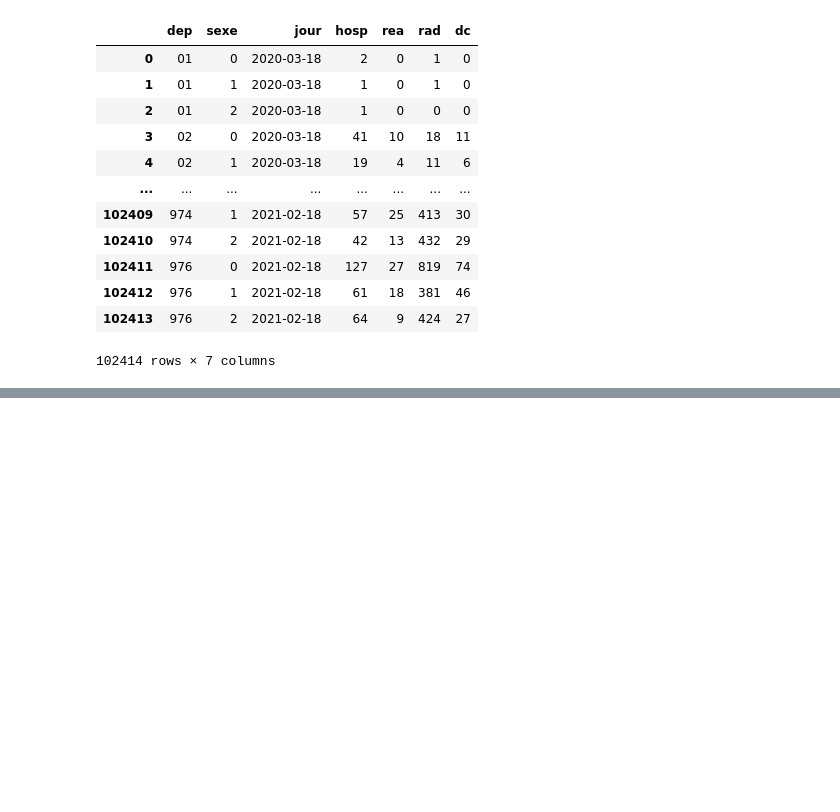
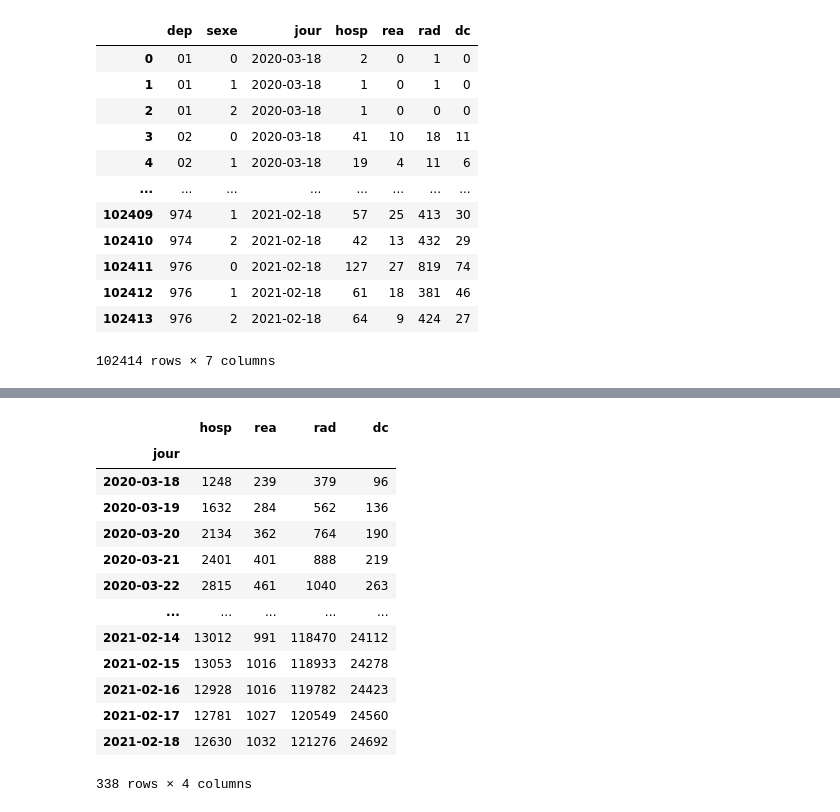
Before and after one commit to aromdhane/Dashboard, a Jupyter notebook: analyse_covid.ipynb, the cells around one changed output, grey strips where cells are left out. Cells and saved outputs as stored; diff of their text form; code cells hidden in the pictures; blank space fills up the shorter version.

```diff
--- a/analyse_covid.ipynb
+++ b/analyse_covid.ipynb
@@ -75,0 +112,18 @@ df_covid
+# %%
+df_f= df_covid.query("sexe==2")
+df_f[['hosp','rea','rad','dc']].groupby(df_covid['jour']).sum()
+# %% [output]
+|  | hosp | rea | rad | dc |
+| jour |  |  |  |  |
+| 2020-03-18 | 1248 | 239 | 379 | 96 |
+| 2020-03-19 | 1632 | 284 | 562 | 136 |
+| 2020-03-20 | 2134 | 362 | 764 | 190 |
+| 2020-03-21 | 2401 | 401 | 888 | 219 |
+| 2020-03-22 | 2815 | 461 | 1040 | 263 |
+| ... | ... | ... | ... | ... |
+| 2021-02-14 | 13012 | 991 | 118470 | 24112 |
+| 2021-02-15 | 13053 | 1016 | 118933 | 24278 |
+| 2021-02-16 | 12928 | 1016 | 119782 | 24423 |
+| 2021-02-17 | 12781 | 1027 | 120549 | 24560 |
+| 2021-02-18 | 12630 | 1032 | 121276 | 24692 |
+338 rows × 4 columns
```
Also changed, not shown: parts of 2 cells of this notebook, 2 other files.
